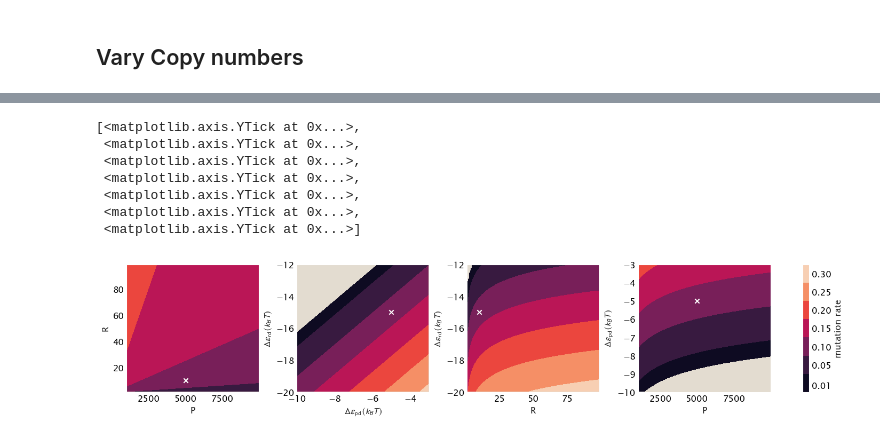
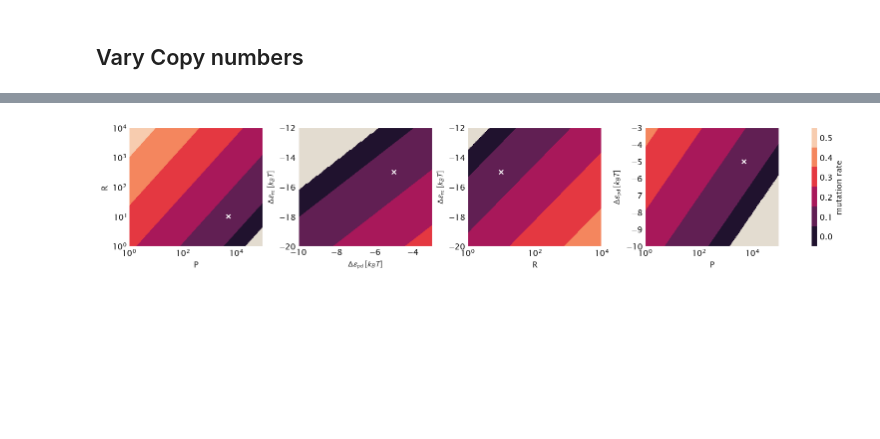
Before and after one commit to RPGroup-PBoC/theoretical_regseq, a Jupyter notebook: notebooks/experimental/boltzmann_weight_analysis.ipynb, the cells around one changed output, grey strips where cells are left out. Saved outputs shown, nothing was run; the diff lists cells and outputs as text; code cells hidden in the pictures; blank space fills up the shorter version.

```diff
--- a/notebooks/experimental/boltzmann_weight_analysis.ipynb
+++ b/notebooks/experimental/boltzmann_weight_analysis.ipynb
@@ -95,7 +102,7 @@ ax[0].grid(False)
 # %%
 epsilon_R_range = np.linspace(-20, -12, 100)
 epsilon_P_range = np.linspace(-10, -3, 100)
-z = np.zeros([len(epsilon_R_range), len(epsilon_P_range)])
+z =  -1 * np.ones([len(epsilon_R_range), len(epsilon_P_range)])
 for i, epsilon_R in enumerate(epsilon_R_range):
   for j, epsilon_P in enumerate(epsilon_P_range):
     if simple_repression(0, epsilon_R, epsilon_P, 2.24, 0.36, 10, 5000, 20, 20) > 1:
@@ -104,18 +111,15 @@ for i, epsilon_R in enumerate(epsilon_R_range):
         z[i, j] = x
 
 
-cset = ax[1].contourf(z, origin="lower", extent=(epsilon_P_range.min(), epsilon_P_range.max(), epsilon_R_range.min(), epsilon_R_range.max()), levels=[0.001, 0.025, 0.075, 0.125, 0.175, 0.225, 0.275, 0.325])
+cset = ax[1].contourf(epsilon_P_range, epsilon_R_range, z, origin="lower", extent=(epsilon_P_range.min(), epsilon_P_range.max(), epsilon_R_range.min(), epsilon_R_range.max()), levels=[-0.05, 0.05, 0.15, 0.25, 0.35, 0.45, 0.55])
 #cbar = fig.colorbar(cset, ax=ax, label='mutation rate', )
 #cbar.ax[1].set_yticks([0.05, 0.1, 0.15, 0.2, 0.25, 0.3])  # horizontal colorbar
-ax[1].set_ylabel(r"$\Delta \varepsilon_\mathrm{rd}\,(k_BT)$")
-ax[1].set_xlabel(r"$\Delta \varepsilon_\mathrm{pd}\,(k_BT)$")
-
-ax[1].set_ylim(epsilon_R_range.min(), epsilon_R_range.max())
-ax[1].set_xlim(epsilon_P_range.min(), epsilon_P_range.max())
+ax[1].set_ylabel(r"$\Delta\varepsilon_\mathrm{rd}\:[k_BT]$")
+ax[1].set_xlabel(r"$\Delta\varepsilon_\mathrm{pd}\:[k_BT]$")
 ax[1].scatter([-5], [-15], marker='x',color='white')
 ax[1].grid(False)
 # %%
-z = np.zeros([len(epsilon_R_range), len(R_range)])
+z =  -1 * np.ones([len(epsilon_R_range), len(R_range)])
 for i, epsilon_R in enumerate(epsilon_R_range):
   for j, R in enumerate(R_range):
     if simple_repression(0, epsilon_R, -5, 2.24, 0.36, R, 5000, 20, 20) > 1:
@@ -125,17 +129,15 @@ for i, epsilon_R in enumerate(epsilon_R_range):
 
 
 
-cset = ax[2].contourf(z, origin="lower", extent=(R_range.min(), R_range.max(), epsilon_R_range.min(), epsilon_R_range.max()), levels=[0.001, 0.025, 0.075, 0.125, 0.175, 0.225, 0.275, 0.325])
+cset = ax[2].contourf(R_range, epsilon_R_range, z, origin="lower", extent=(1, R_range.max(), epsilon_R_range.min(), epsilon_R_range.max()), levels=[-0.05, 0.05, 0.15, 0.25, 0.35, 0.45, 0.55])
 
-ax[2].set_ylabel(r"$\Delta \varepsilon_\mathrm{rd}\,(k_BT)$")
+ax[2].set_ylabel(r"$\Delta\varepsilon_\mathrm{rd}\:[k_BT]$")
 ax[2].set_xlabel("R")
-
-ax[2].set_ylim(epsilon_R_range.min(), epsilon_R_range.max())
-ax[2].set_xlim(R_range.min(), R_range.max())
+ax[2].set_xscale('log')
 ax[2].scatter([10], [-15], marker='x',color='white')
 ax[2].grid(False)
 # %%
-z = np.zeros([len(epsilon_P_range), len(P_range)])
+z = -1 * np.ones([len(epsilon_P_range), len(P_range)])
 for i, epsilon_P in enumerate(epsilon_P_range):
   for j, P in enumerate(P_range):
     if simple_repression(0, -15, epsilon_P, 2.24, 0.36, 10, P, 20, 20) > 1:
@@ -143,37 +145,22 @@ for i, epsilon_P in enumerate(epsilon_P_range):
       if r.converged:
         z[i, j] = x
 
+cset = ax[3].contourf(P_range, epsilon_P_range, z, origin="lower", extent=(P_range.min(), P_range.max(), epsilon_P_range.min(), epsilon_P_range.max()), levels=[-0.05, 0.05, 0.15, 0.25, 0.35, 0.45, 0.55])
 
-
-cset = ax[3].contourf(z, origin="lower", extent=(P_range.min(), P_range.max(), epsilon_P_range.min(), epsilon_P_range.max()), levels=[0.001, 0.025, 0.075, 0.125, 0.175, 0.225, 0.275, 0.325])
-
-ax[3].set_ylabel(r"$\Delta \varepsilon_\mathrm{pd}\,(k_BT)$")
+ax[3].set_ylabel(r"$\Delta\varepsilon_\mathrm{pd}\:[k_BT]$")
 ax[3].set_xlabel("P")
-
-ax[3].set_ylim(epsilon_P_range.min(), epsilon_P_range.max())
-ax[3].set_xlim(P_range.min(), P_range.max())
+ax[3].set_xscale('log')
 ax[3].scatter([5000], [-5], marker='x',color='white')
 ax[3].grid(False)
 # %%
+#plt.tight_layout()
 cbar = fig.colorbar(cset, ax=ax, label='mutation rate', )
-cbar.ax.set_yticks([0.01, 0.05, 0.1, 0.15, 0.2, 0.25, 0.3])  # horizontal colorbar
+cbar.ax.set_yticks([0, 0.1, 0.2, 0.3, 0.4, 0.5])
+cbar.ax.set_position([0.77, 0.01, 0.02, 1])  # [left, bottom, width, height]
+#plt.subplots_adjust(right=10, wspace=10, hspace=10)
 
-#pos = ax.get_position()
+fig
 # %% [output]
-[<matplotlib.axis.YTick at 0x...>,
- <matplotlib.axis.YTick at 0x...>,
- <matplotlib.axis.YTick at 0x...>,
- <matplotlib.axis.YTick at 0x...>,
- <matplotlib.axis.YTick at 0x...>,
- <matplotlib.axis.YTick at 0x...>,
- <matplotlib.axis.YTick at 0x...>]
+[figure, added]
-# %%
-#plt.tight_layout()
-cbar.ax.set_position([0.77, 0.01, 0.02, 1])  # [left, bottom, width, height]
-#plt.subplots_adjust(right=10, wspace=10, hspace=10)
-
-fig
-# %% [output]
-[figure, removed]
 # %%
 fig.savefig("../../figures/plots/opt_mut_rate.pdf")
```
Also changed, not shown: parts of 3 cells of this notebook, 4 other files.
